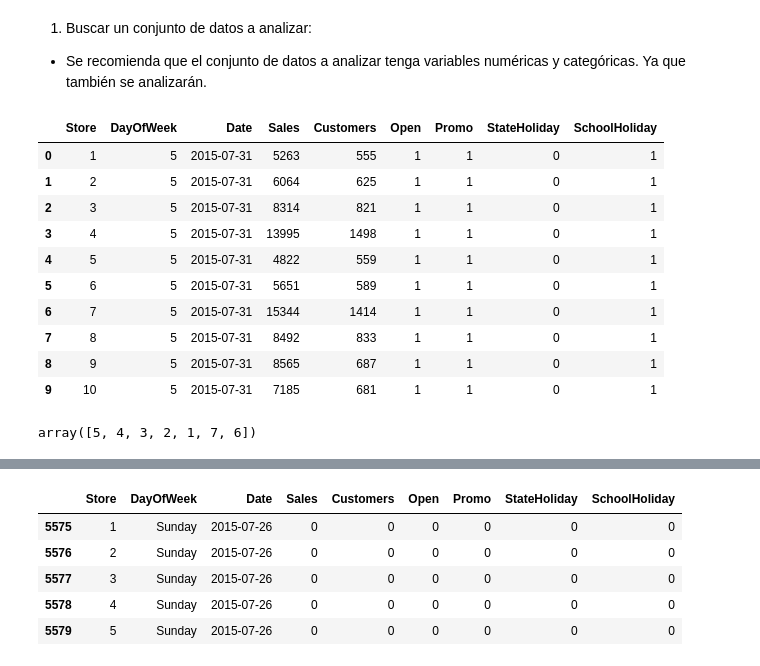
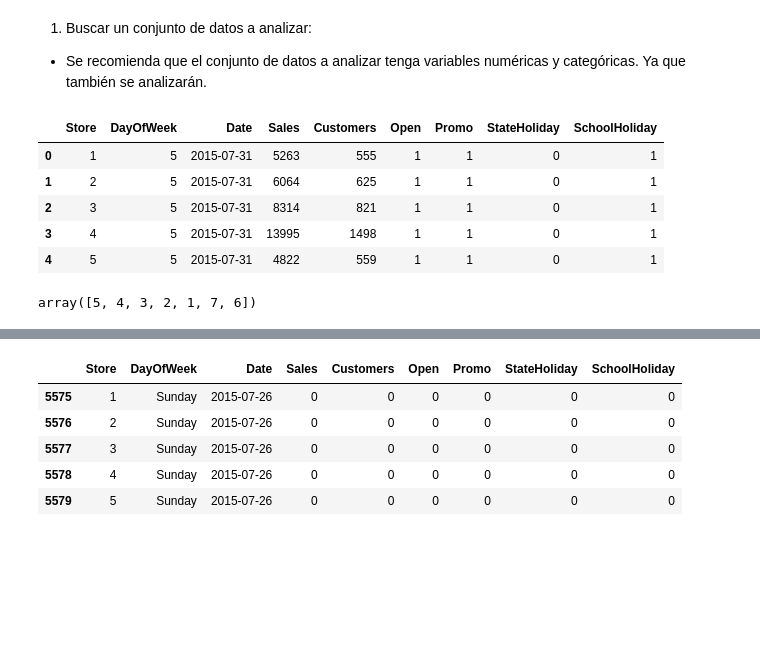
Before and after one commit to Adalab/promo-d-da-modulo2-sprint1-cassia-maitane, a Jupyter notebook: estadistica/estadistica-I-introduccion.ipynb, the cells around one changed output, grey strips where cells are left out. Drawn from its saved outputs; the diff is of its cells as text; code cells hidden in the pictures; blank space fills up the shorter version.

```diff
--- a/estadistica/estadistica-I-introduccion.ipynb
+++ b/estadistica/estadistica-I-introduccion.ipynb
@@ -11,23 +12,19 @@ Empezamos una nueva lección, y este es el momento de poner en práctica los con
 - Se recomienda que el conjunto de datos a analizar tenga variables numéricas y categóricas. Ya que también se analizarán.
 # %%
 df_train = pd.read_csv('datos/train.csv')
-df_train.head(10)
+df_train.head()
 # %% [output]
 |  | Store | DayOfWeek | Date | Sales | Customers | Open | Promo | StateHoliday | SchoolHoliday |
 | 0 | 1 | 5 | 2015-07-31 | 5263 | 555 | 1 | 1 | 0 | 1 |
 | 1 | 2 | 5 | 2015-07-31 | 6064 | 625 | 1 | 1 | 0 | 1 |
 | 2 | 3 | 5 | 2015-07-31 | 8314 | 821 | 1 | 1 | 0 | 1 |
 | 3 | 4 | 5 | 2015-07-31 | 13995 | 1498 | 1 | 1 | 0 | 1 |
 | 4 | 5 | 5 | 2015-07-31 | 4822 | 559 | 1 | 1 | 0 | 1 |
-| 5 | 6 | 5 | 2015-07-31 | 5651 | 589 | 1 | 1 | 0 | 1 |
-| 6 | 7 | 5 | 2015-07-31 | 15344 | 1414 | 1 | 1 | 0 | 1 |
-| 7 | 8 | 5 | 2015-07-31 | 8492 | 833 | 1 | 1 | 0 | 1 |
-| 8 | 9 | 5 | 2015-07-31 | 8565 | 687 | 1 | 1 | 0 | 1 |
-| 9 | 10 | 5 | 2015-07-31 | 7185 | 681 | 1 | 1 | 0 | 1 |
-# %%
-df_train['DayOfWeek'].unique()
-# %% [output]
-array([5, 4, 3, 2, 1, 7, 6])
+# %%
+# cambiamos los dias a la semana a strings
+df_train['DayOfWeek'].unique()
+# %% [output]
+array([5, 4, 3, 2, 1, 7, 6])
 # %%
 def dias(columna):
     if columna == 1:
```
Also changed, not shown: parts of 17 cells of this notebook.
